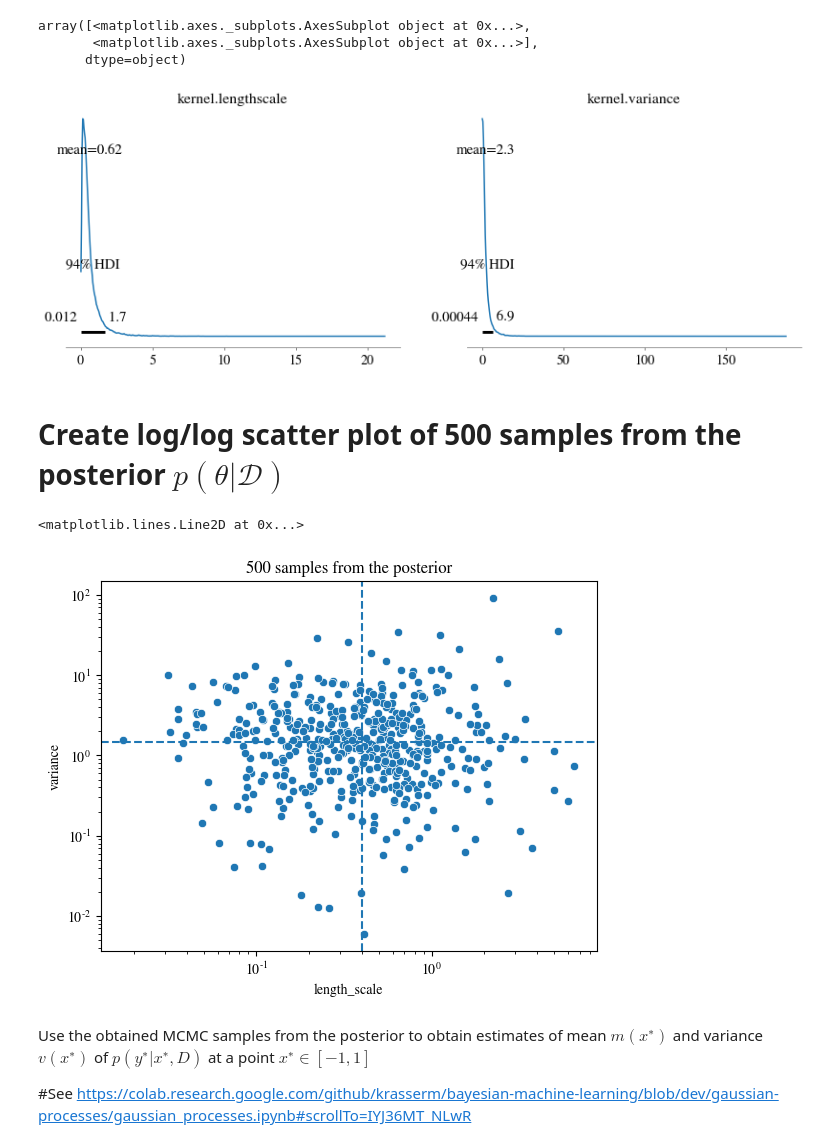
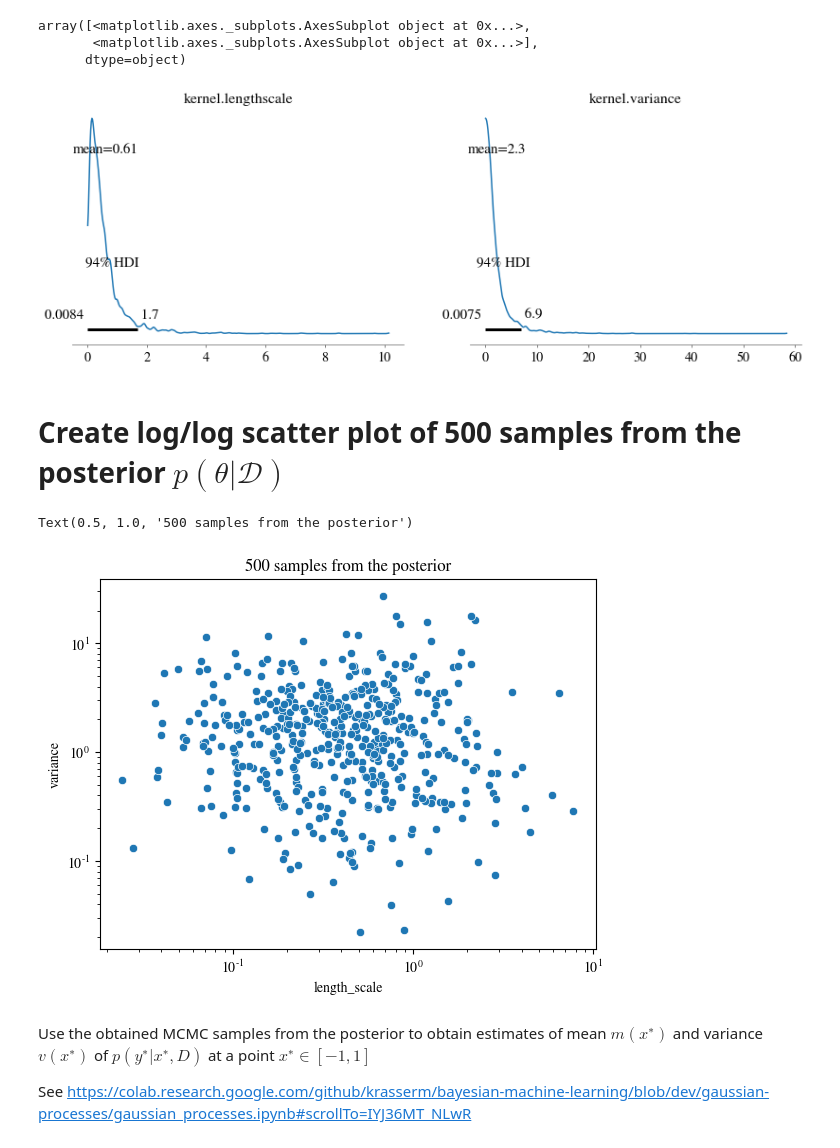
Before and after one commit to Clarkdrengen/PML_2023, a Jupyter notebook: PML_Part_b_Team_Master.ipynb, the cells around one changed output. Cells and saved outputs as stored; diff of their text form; code cells hidden in the pictures.

```diff
--- a/PML_Part_b_Team_Master.ipynb
+++ b/PML_Part_b_Team_Master.ipynb
@@ -59,7 +59,5 @@ kernel.variance = pyro.nn.PyroSample(dist.LogNormal(0.0, 2.0))
 gpr = gp.models.GPRegression(x, y, kernel)
 # %%
 hmc_kernel=pyro.infer.NUTS(gpr.model, jit_compile=True)
-mcmc = pyro.infer.MCMC(hmc_kernel, num_samples=10000, num_chains=5, warmup_steps=1000)
+mcmc = pyro.infer.MCMC(hmc_kernel, num_samples=1000, num_chains=5, warmup_steps=1000)
 mcmc.run()
-posterior_ls = mcmc.get_samples()["kernel.lengthscale"]
-posterior_vs = mcmc.get_samples()["kernel.variance"]
@@ -92,7 +96,7 @@ arviz.plot_posterior(az_data)
 array([<matplotlib.axes._subplots.AxesSubplot object at 0x...>,
        <matplotlib.axes._subplots.AxesSubplot object at 0x...>],
       dtype=object)
-[figure, old version]
+[figure, new version]
 # %% [markdown]
 # Create log/log scatter plot of 500 samples from the posterior $p(θ|\mathcal{D})$
 # %%
@@ -118,17 +122,17 @@ plt.rcParams['font.family'] = 'STIXGeneral'
 # %%
 sns.scatterplot(data=df, x="length_scale", y="variance")
 plt.xscale('log')
 plt.yscale('log')
 plt.title('500 samples from the posterior')
-plt.axvline(df['length_scale'].median(), ls = '--')
-plt.axhline(df['variance'].median(), ls = '--')
+#plt.axvline(df['length_scale'].median(), ls = '--')
+#plt.axhline(df['variance'].median(), ls = '--')
 # %% [output]
-<matplotlib.lines.Line2D at 0x...>
+Text(0.5, 1.0, '500 samples from the posterior')
-[figure, old version]
+[figure, new version]
 # %% [markdown]
 Use the obtained MCMC samples from the posterior to obtain estimates of mean $m(x^{∗})$ and variance $v(x^{∗})$ of $p(y^{∗}|x^{∗}, D)$ at a point $x^{∗} ∈ [−1, 1]$
 
-#See https://colab.research.google.com/github/krasserm/bayesian-machine-learning/blob/dev/gaussian-processes/gaussian_processes.ipynb#scrollTo=IYJ36MT_NLwR
+See https://colab.research.google.com/github/krasserm/bayesian-machine-learning/blob/dev/gaussian-processes/gaussian_processes.ipynb#scrollTo=IYJ36MT_NLwR
 # %%
 posterior_kernel_ls = mcmc.get_samples()["kernel.lengthscale"]
 posterior_kernel_var = mcmc.get_samples()["kernel.variance"]
```
Also changed, not shown: parts of 21 cells of this notebook.
